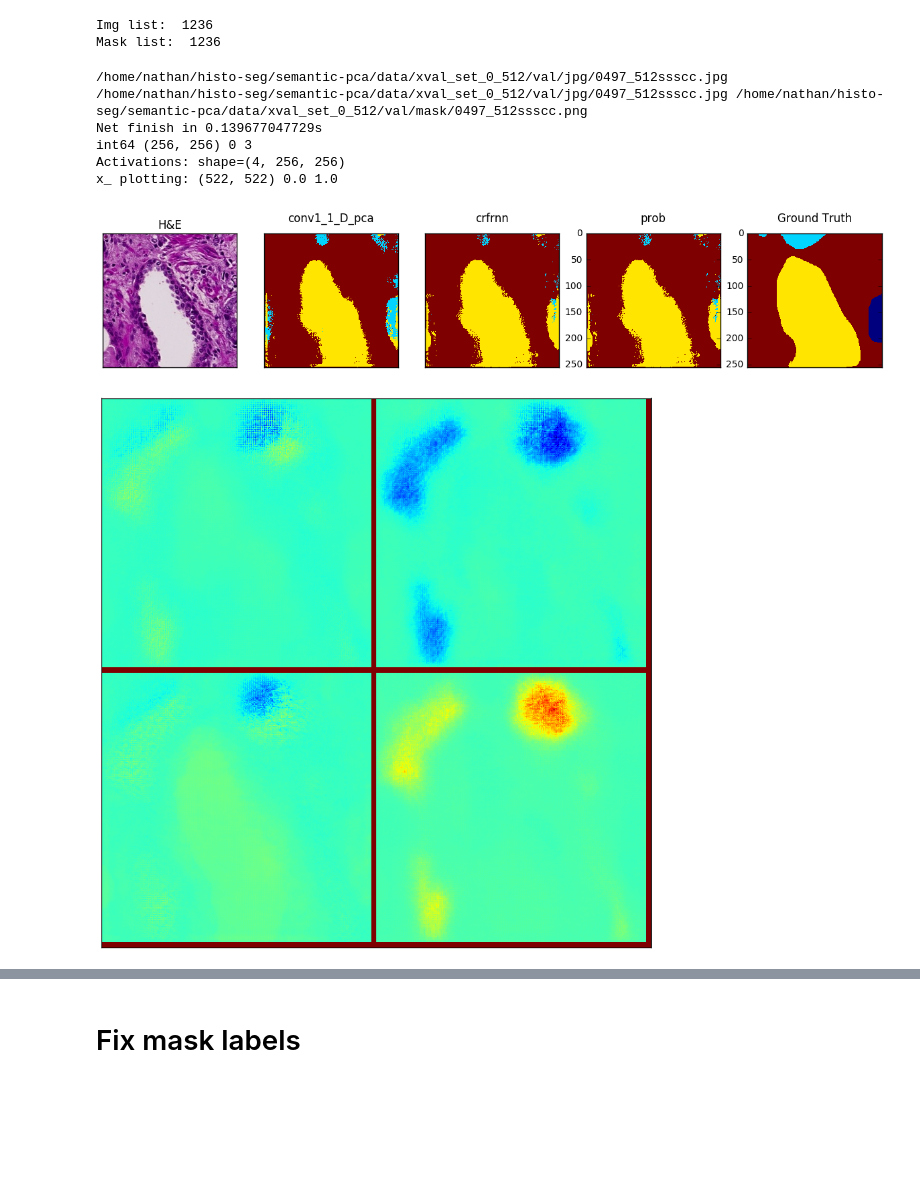
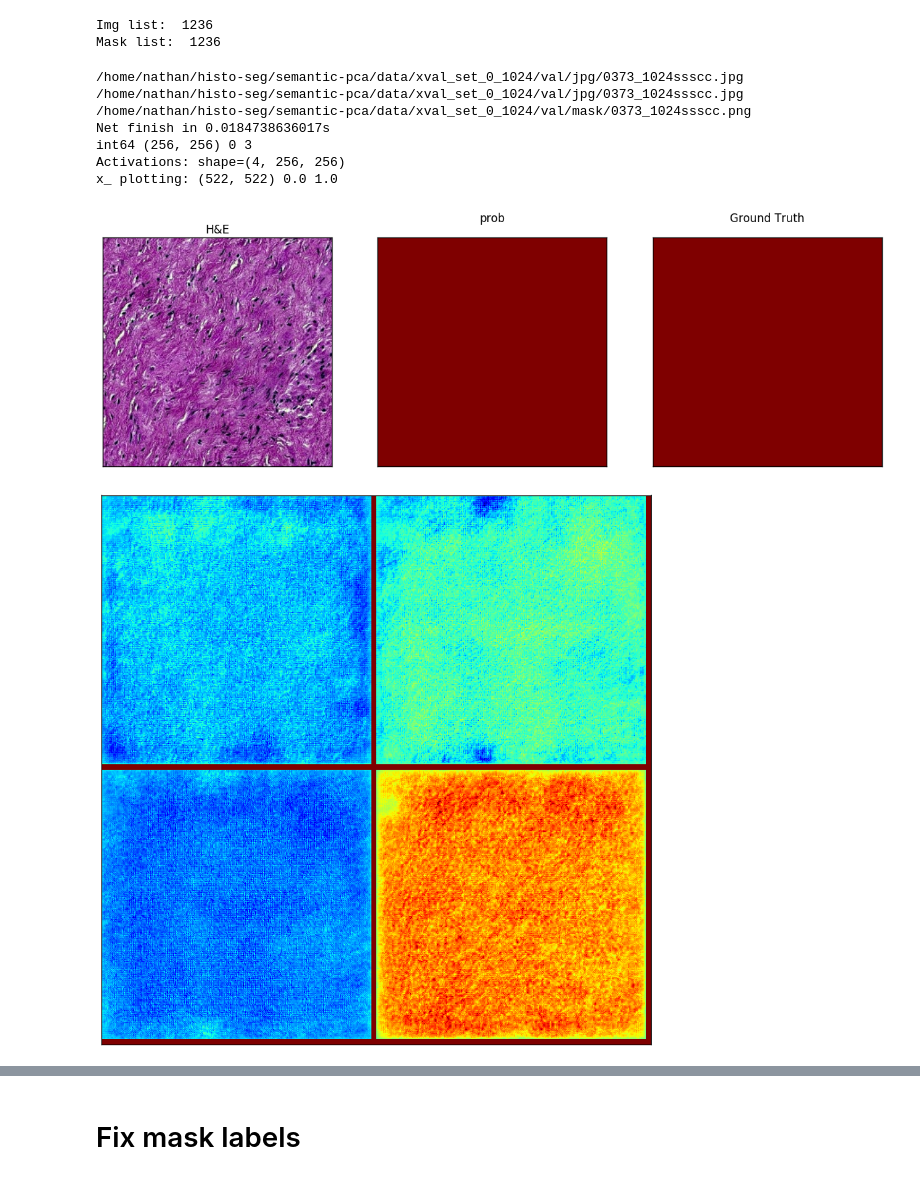
Before and after one commit to BioImageInformatics/histo_seg, a Jupyter notebook: notebooks/segmentation.ipynb, the cells around one changed output, grey strips where cells are left out. Cells and saved outputs as stored; diff of their text form; code cells hidden in the pictures; blank space fills up the shorter version.

```diff
--- a/notebooks/segmentation.ipynb
+++ b/notebooks/segmentation.ipynb
@@ -329,10 +329,10 @@ def plot_filters_activations(net, layer='conv1_1', mode='f', subset=None):
 2.985 0 3
 [figure]
 # %%
-prototxt = '/home/nathan/histo-seg/semantic-pca/code/segnet_crfrnn_deploy.prototxt'
-weights = '/home/nathan/histo-seg/semantic-pca/weights/xval_set_0_512/batchnorm_segnet_crf_pca_100000.caffemodel'
+prototxt = '/home/nathan/histo-seg/semantic-pca/code/segnet_deploy.prototxt'
+weights = '/home/nathan/histo-seg/semantic-pca/weights/whole_set_1024/batchnorm_segnet_pca_200000.caffemodel'
 
-imgsource = 'xval_set_0_512'
+imgsource = 'xval_set_0_1024'
 img_list = sorted(glob.glob('/home/nathan/histo-seg/semantic-pca/data/{}/val/jpg/*.jpg'.format(imgsource)))
 mask_list = sorted(glob.glob('/home/nathan/histo-seg/semantic-pca/data/{}/val/mask/*.png'.format(imgsource)))
 print 'Img list: ', len(img_list)
@@ -342,24 +342,24 @@ net = caffe.Net(prototxt, weights, caffe.TEST)
 Img list:  1236
 Mask list:  1236
 # %%
-net, index, fig1 = plot_from_net(img_list, net, layer=['conv1_1_D_pca', 'crfrnn', 'prob'], img_index=None)
+net, index, fig1 = plot_from_net(img_list, net, layer=['prob'], img_index=None)
 # fig1.savefig('/home/nathan/histo-seg/semantic-pca/figures/activations/input_result_mask.pdf')
 
-plot_layer = 'crfrnn'
+plot_layer = 'conv1_1_D_pca'
 fig2 = plot_filters_activations(net, layer=plot_layer,  mode='a', subset=16)
 
 # plot_layer = 'prob'
 # fig3 = plot_filters_activations(net, layer=plot_layer,  mode='a', subset=4)
 # fig2.savefig('/home/nathan/histo-seg/semantic-pca/figures/activations/{}.pdf'.format(plot_layer))
 # %% [output]
-/home/nathan/histo-seg/semantic-pca/data/xval_set_0_512/val/jpg/0497_512ssscc.jpg
-/home/nathan/histo-seg/semantic-pca/data/xval_set_0_512/val/jpg/0497_512ssscc.jpg /home/nathan/histo-seg/semantic-pca/data/xval_set_0_512/val/mask/0497_512ssscc.png
-Net finish in 0.139677047729s
+/home/nathan/histo-seg/semantic-pca/data/xval_set_0_1024/val/jpg/0373_1024ssscc.jpg
+/home/nathan/histo-seg/semantic-pca/data/xval_set_0_1024/val/jpg/0373_1024ssscc.jpg /home/nathan/histo-seg/semantic-pca/data/xval_set_0_1024/val/mask/0373_1024ssscc.png
+Net finish in 0.0184738636017s
 int64 (256, 256) 0 3
 Activations: shape=(4, 256, 256)
 x_ plotting: (522, 522) 0.0 1.0
-[figure, old version]
+[figure, new version]
-[figure, old version]
+[figure, new version]
 # %%
 plt.matshow(np.squeeze(net.params['crfrnn'][1].data))
 plt.colorbar()
```
Also changed, not shown: parts of 2 cells of this notebook, 3 other files.
